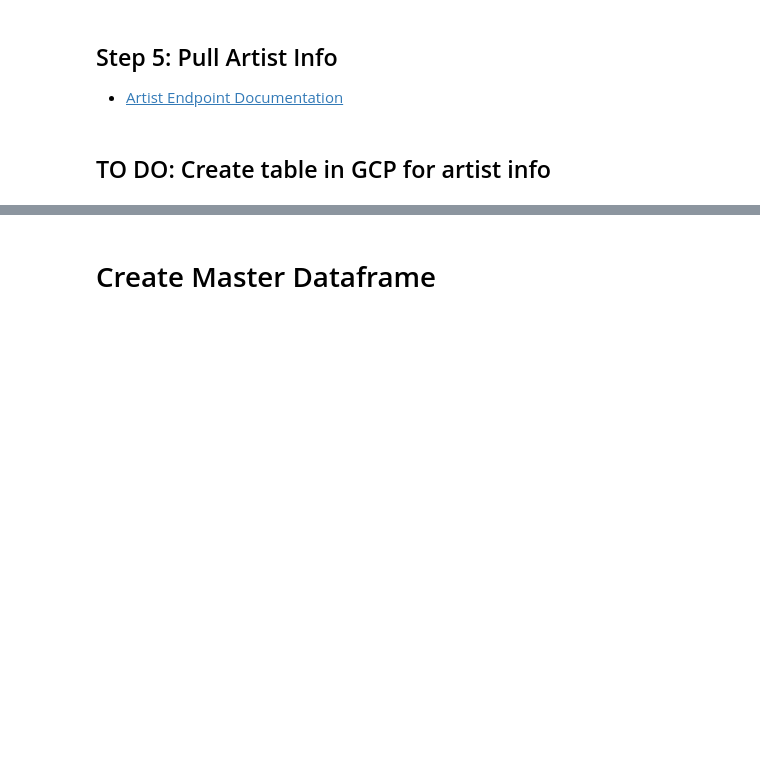
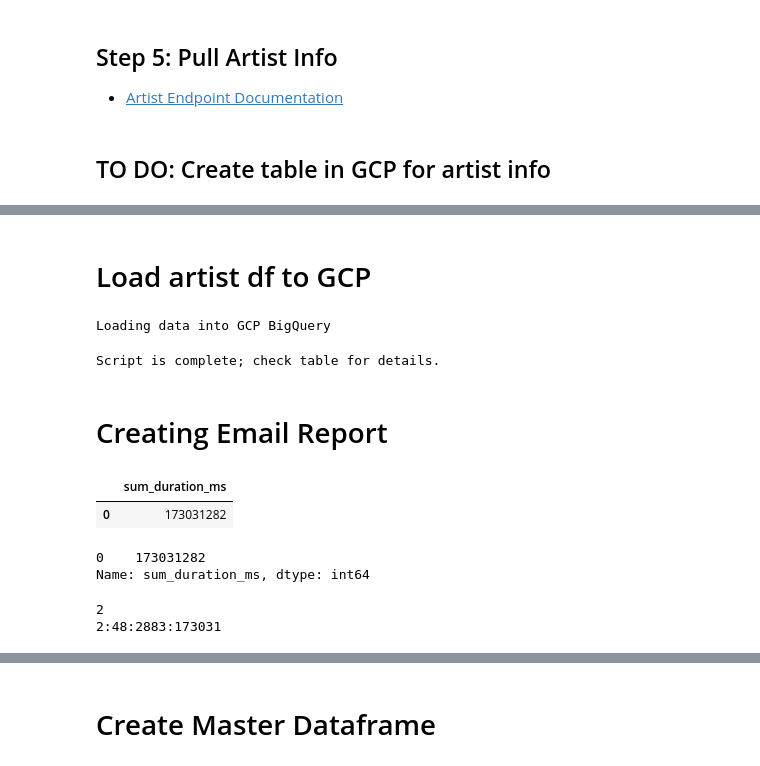
Before and after one commit to DrakeData/Spotify_Data, a Jupyter notebook: Spotify_Data_Scrape.ipynb, the cells around one changed output, grey strips where cells are left out. Drawn from its saved outputs; the diff is of its cells as text; code cells hidden in the pictures; blank space fills up the shorter version.

```diff
--- a/Spotify_Data_Scrape.ipynb
+++ b/Spotify_Data_Scrape.ipynb
@@ -418,0 +660,60 @@ track_df.head()
+# %% [markdown]
+# Load artist df to GCP
+# %%
+# load data into GCP for later use
+print('Loading data into GCP BigQuery')
+# Load into GCP BigQuery
+# Connect to Google Cloud API and upload dataframe
+destinatoin_table = 'spotify_api.artist_data'
+project_id = 'spotify-project-287802'
+
+
+pandas_gbq.to_gbq(artist_df, destinatoin_table, project_id, if_exists='append',
+                  credentials=credentials)
+print('Script is complete; check table for details.')
+# %% [output]
+Loading data into GCP BigQuery
+Script is complete; check table for details.
+# %% [markdown]
+# Creating Email Report
+# %%
+# Query GCP BQ for track duration
+
+project_id = "spotify-project-287802"
+
+sql = """
+SELECT sum(td.duration_ms) as sum_duration_ms
+FROM `spotify-project-287802.spotify_api.recently_played_tracks` AS rpt
+INNER JOIN `spotify-project-287802.spotify_api.track_data` AS td
+  ON td.track_id = rpt.track_id
+WHERE CAST(CAST(local_time AS TIMESTAMP) AS DATE) >= DATE_SUB(CURRENT_DATE(), INTERVAL 30 DAY)
+"""
+# Load table into df
+bq_df4 = pandas_gbq.read_gbq(sql, project_id=project_id, credentials=credentials)
+
+bq_df4.head()
+# %% [output]
+|  | sum_duration_ms |
+| 0 | 173031282 |
+# %%
+bq_df4['sum_duration_ms']
+# %% [output]
+0    173031282
+Name: sum_duration_ms, dtype: int64
+# %%
+millis = bq_df4['sum_duration_ms']
+millis = int(millis)
+
+seconds = int(millis/1000)
+
+minutes = int(seconds/60)
+
+hours = int(minutes/60)
+
+days = int(hours/24)
+
+print(days)
+print("%d:%d:%d:%d" % (days,hours, minutes, seconds))
+# %% [output]
+2
+2:48:2883:173031
```
Also changed, not shown: parts of 31 cells of this notebook, 3 other files.
